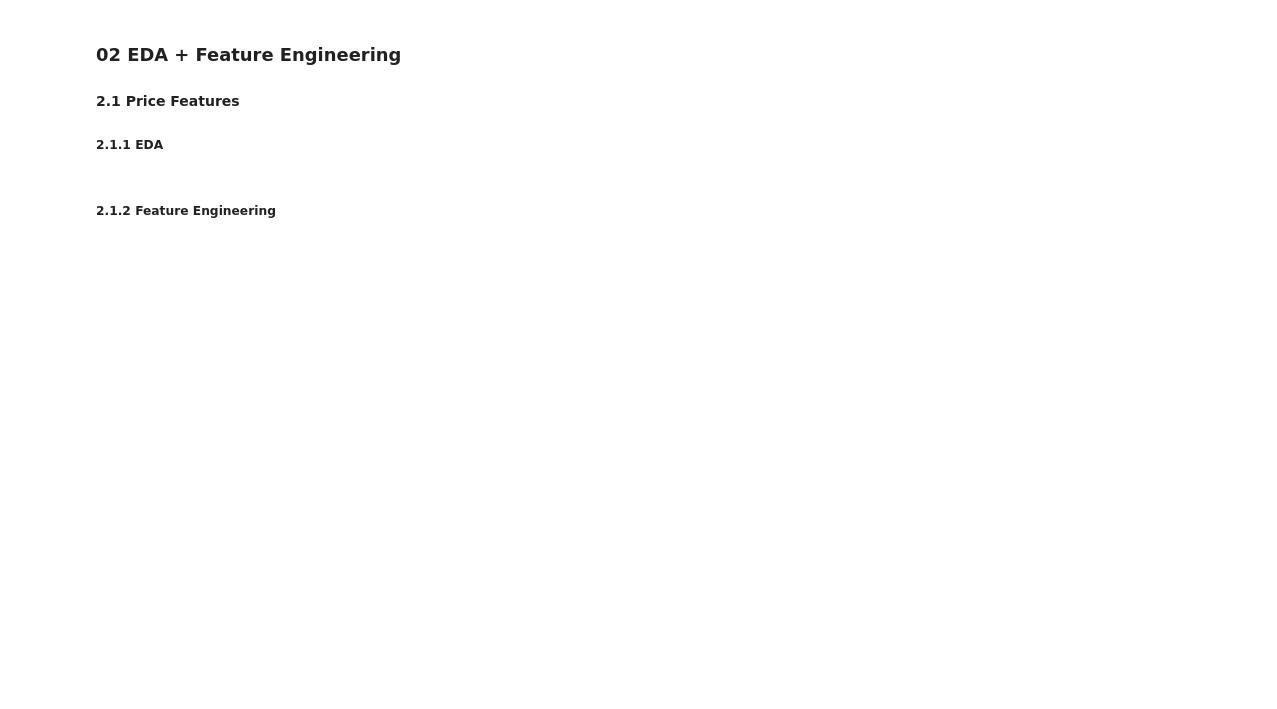
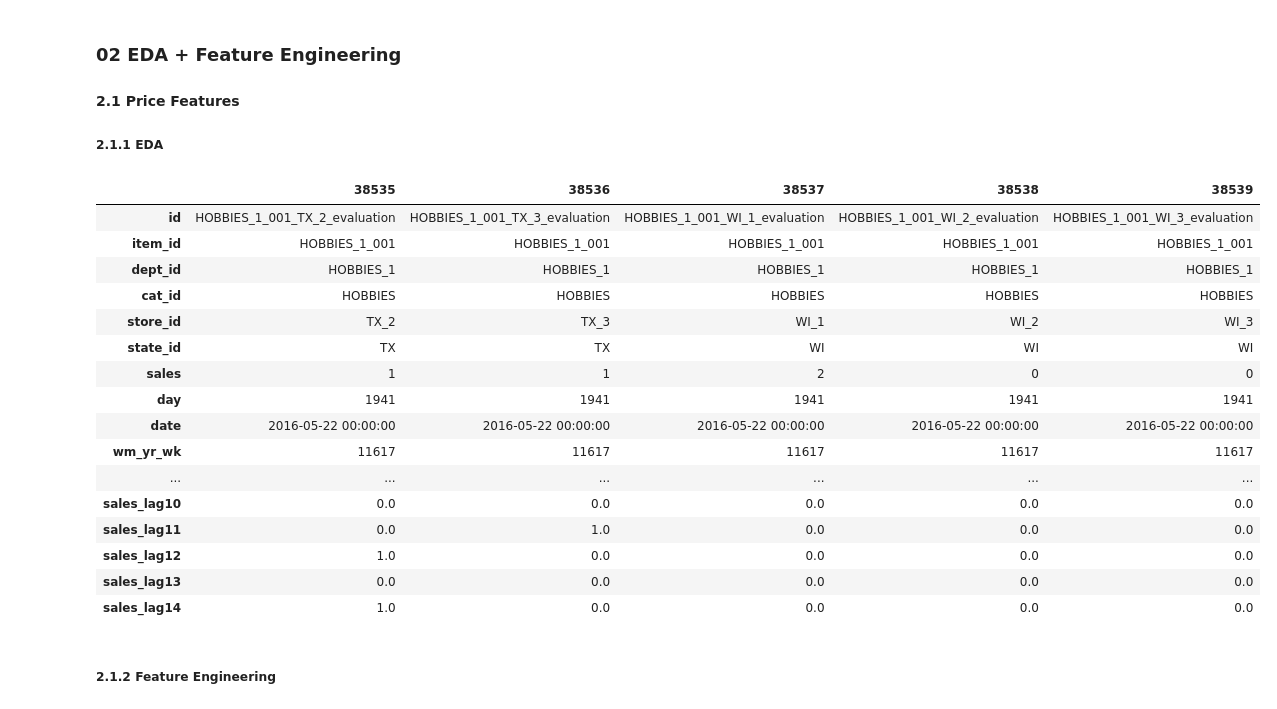
Before and after one commit to ionahu08/M5Forecasting_Accuracy, a Jupyter notebook: code/project_M5.ipynb, the cells around one changed output. Drawn from its saved outputs; the diff is of its cells as text; code cells hidden in the pictures; blank space fills up the shorter version.

```diff
--- a/code/project_M5.ipynb
+++ b/code/project_M5.ipynb
@@ -531,6 +632,26 @@ check_missing_values(sales_train3)
 ### 02 EDA + Feature Engineering
 #### 2.1 Price Features
 ##### 2.1.1 EDA
+# %%
+sales_train4.tail().T
+# %% [output]
+|  | 38535 | 38536 | 38537 | 38538 | 38539 |
+| id | HOBBIES_1_001_TX_2_evaluation | HOBBIES_1_001_TX_3_evaluation | HOBBIES_1_001_WI_1_evaluation | HOBBIES_1_001_WI_2_evaluation | HOBBIES_1_001_WI_3_evaluation |
+| item_id | HOBBIES_1_001 | HOBBIES_1_001 | HOBBIES_1_001 | HOBBIES_1_001 | HOBBIES_1_001 |
+| dept_id | HOBBIES_1 | HOBBIES_1 | HOBBIES_1 | HOBBIES_1 | HOBBIES_1 |
+| cat_id | HOBBIES | HOBBIES | HOBBIES | HOBBIES | HOBBIES |
+| store_id | TX_2 | TX_3 | WI_1 | WI_2 | WI_3 |
+| state_id | TX | TX | WI | WI | WI |
+| sales | 1 | 1 | 2 | 0 | 0 |
+| day | 1941 | 1941 | 1941 | 1941 | 1941 |
+| date | 2016-05-22 00:00:00 | 2016-05-22 00:00:00 | 2016-05-22 00:00:00 | 2016-05-22 00:00:00 | 2016-05-22 00:00:00 |
+| wm_yr_wk | 11617 | 11617 | 11617 | 11617 | 11617 |
+| ... | ... | ... | ... | ... | ... |
+| sales_lag10 | 0.0 | 0.0 | 0.0 | 0.0 | 0.0 |
+| sales_lag11 | 0.0 | 1.0 | 0.0 | 0.0 | 0.0 |
+| sales_lag12 | 1.0 | 0.0 | 0.0 | 0.0 | 0.0 |
+| sales_lag13 | 0.0 | 0.0 | 0.0 | 0.0 | 0.0 |
+| sales_lag14 | 1.0 | 0.0 | 0.0 | 0.0 | 0.0 |
 # %%
 def add_mean_features(df, mean_features, idx_features):
     # Check base features
```
Also changed, not shown: parts of 4 cells of this notebook.
